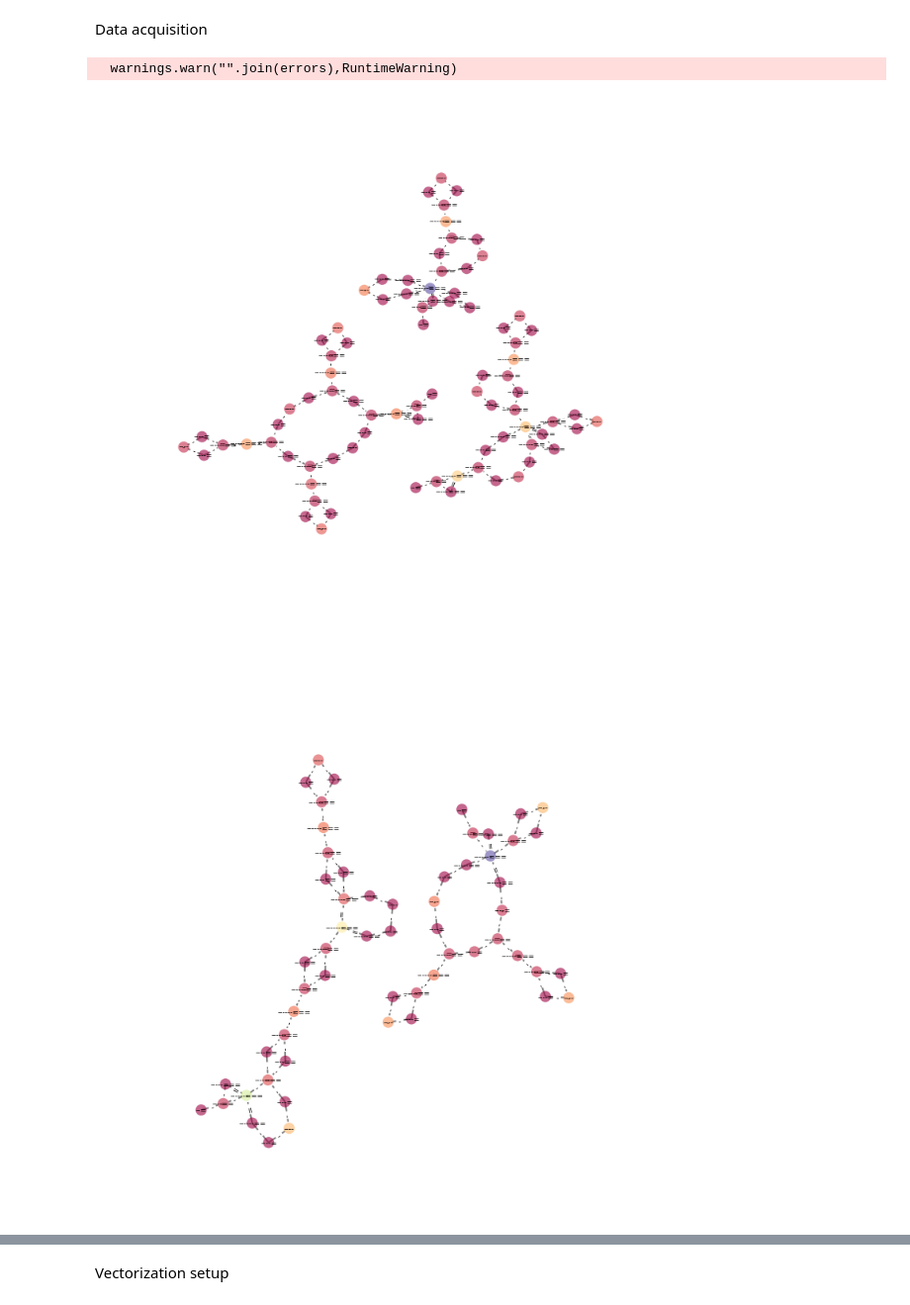
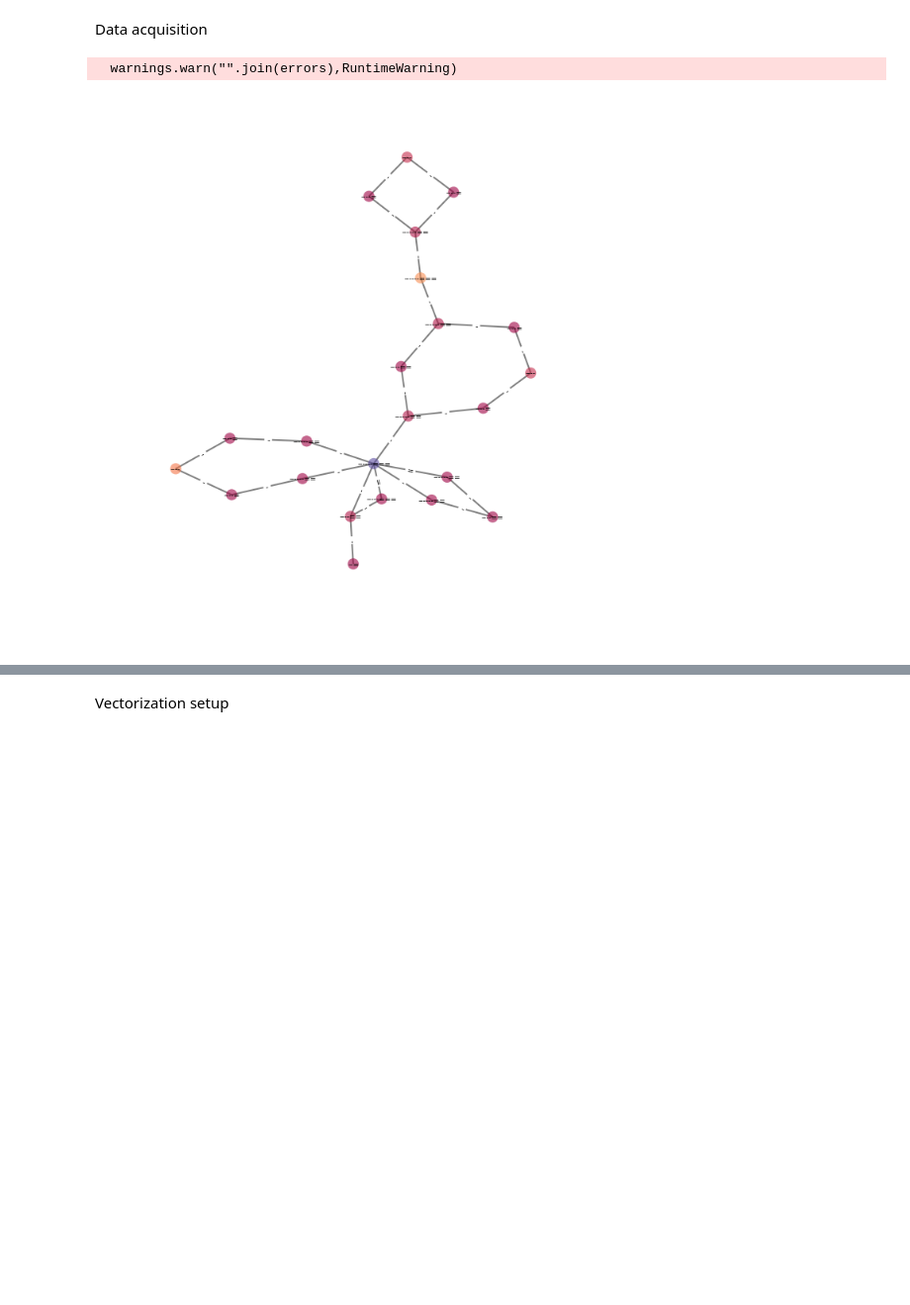
Before and after one commit to fabriziocosta/EDeN, a Jupyter notebook: examples/RNA_single_family.ipynb, the cells around one changed output, grey strips where cells are left out. Shown at 99% size. Saved outputs shown, nothing was run; the diff lists cells and outputs as text; code cells hidden in the pictures; blank space fills up the shorter version.

```diff
--- a/examples/RNA_single_family.ipynb
+++ b/examples/RNA_single_family.ipynb
@@ -14,27 +14,26 @@ Data acquisition
 rf='RF00005'
 #we compose the correspondent URL to fetch data from RFAM database
 url_string='http://rfam.xfam.org/family/%s/alignment?acc=%s&format=fastau&download=0'%(rf,rf)
-RNAshapes_options = {'shape_type' : 5, 'energy_range' : 25, 'max_num' : 3}
+RNAshapes_options = {'shape_type' : 5, 'energy_range' : 25, 'max_num' : 1}
 # %%
 #we create an iterator that converts from FASTA to the Minimum Free Energy graph
 from eden.converter.RNA import RNA_SHAPE
 graphs = RNA_SHAPE.RNA_SHAPE_to_eden(input = url_string, input_type = 'url', **RNAshapes_options)
 
 from eden.modifier.RNA import structure as RNA_s
-graphs = RNA_s.abstract_structure(graphs, level = 2)
+graphs = RNA_s.contraction_structure(graphs, level = 2)
 
 #from eden.modifier.graph import vertex_attributes
 #graphs = vertex_attributes.colorize(graphs)
 
 #for sanity check we iterate on a handful (num) of seqeunces and display the MFE graph
-num = 3
+num = 1
 from eden.util import display
 import itertools as it
 for g in it.islice(graphs, num):
     display.draw_graph(g,size=12,node_border = False, node_size = 200,
                        #secondary_vertex_label = 'weight',
                        vertex_color = 'weight', colormap='Spectral')
 # %% [output]
   warnings.warn("".join(errors),RuntimeWarning)
-[figure, old version]
+[figure, new version]
-[figure, removed]
```
Also changed, not shown: parts of 13 cells of this notebook, 5 other files.
